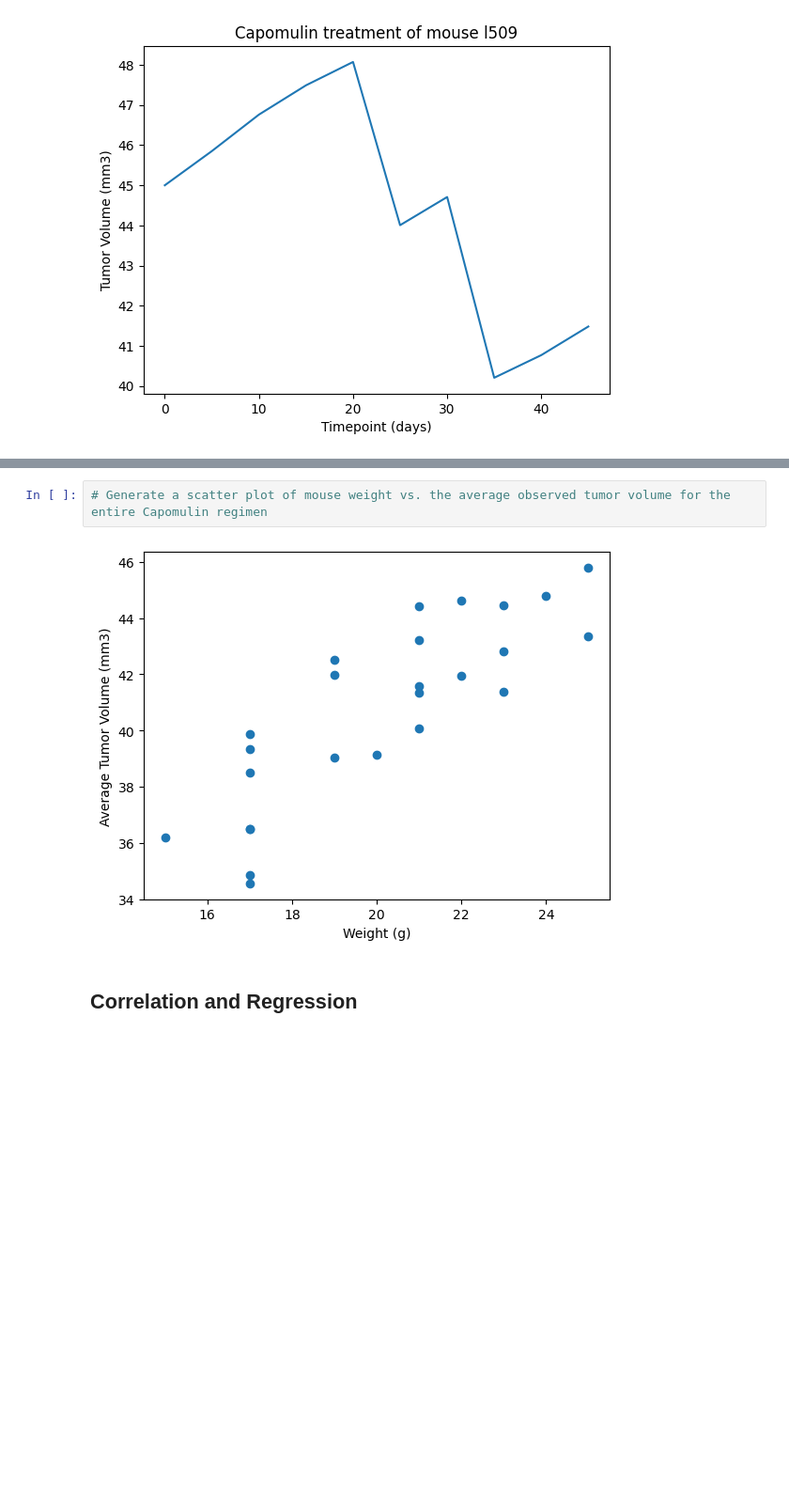
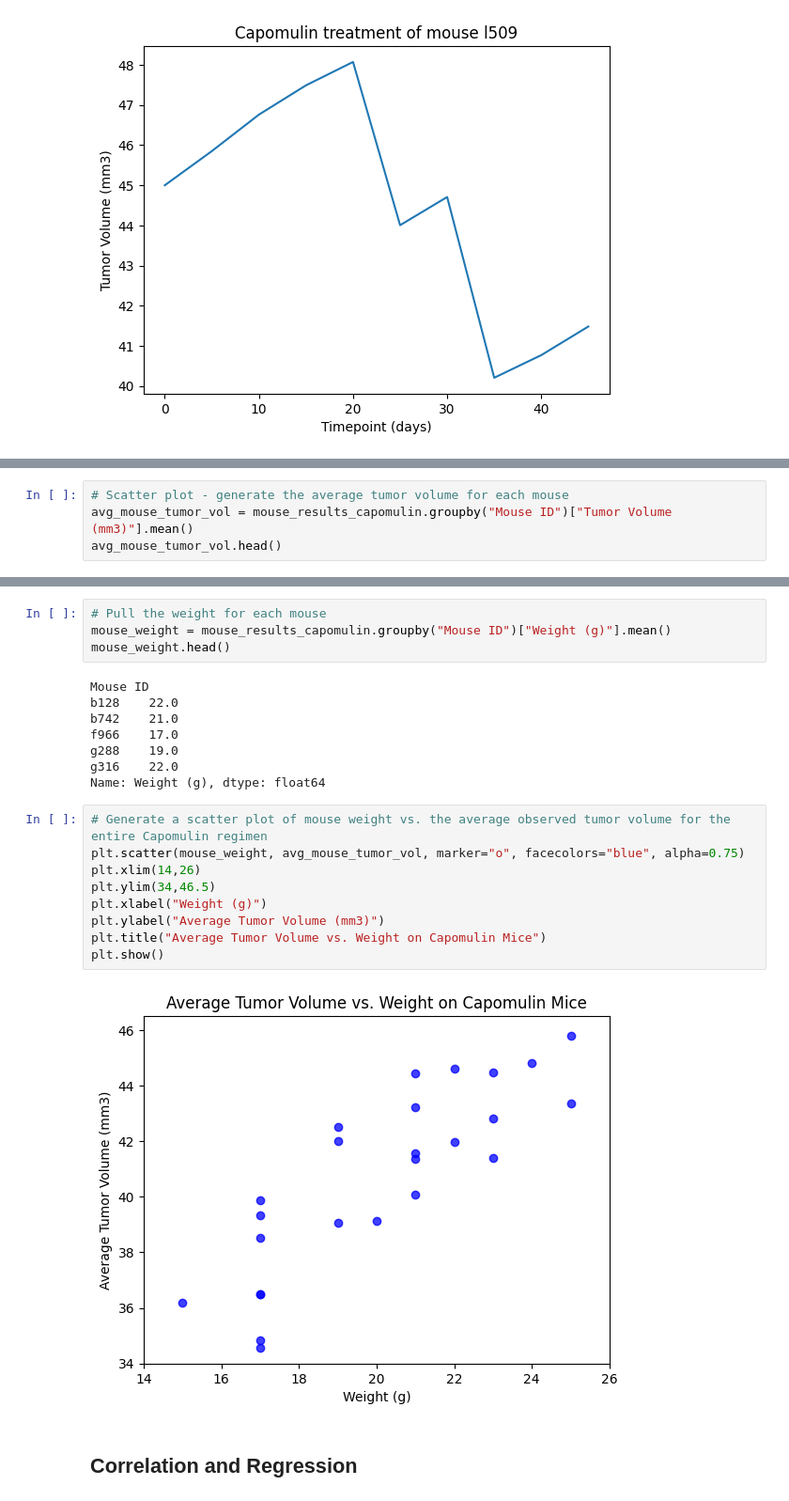
Before and after one commit to samwallach7/5-pymaceuticals, a Jupyter notebook: Pymaceuticals/pymaceuticals_SW.ipynb, the cells around one changed output, grey strips where cells are left out. Shown: that part at 94% size. Cells and saved outputs as stored; diff of their text form; blank space fills up the shorter version.

```diff
--- a/Pymaceuticals/pymaceuticals_SW.ipynb
+++ b/Pymaceuticals/pymaceuticals_SW.ipynb
@@ -467,0 +533,4 @@ NameError: name 'mouse_results_capomulin' is not defined
+# %%
+# Scatter plot - generate the average tumor volume for each mouse
+avg_mouse_tumor_vol = mouse_results_capomulin.groupby("Mouse ID")["Tumor Volume (mm3)"].mean()
+avg_mouse_tumor_vol.head()
@@ -468,7 +545,26 @@ NameError: name 'mouse_results_capomulin' is not defined
+# %%
+# Pull the weight for each mouse
+mouse_weight = mouse_results_capomulin.groupby("Mouse ID")["Weight (g)"].mean()
+mouse_weight.head()
+# %% [output]
+Mouse ID
+b128    22.0
+b742    21.0
+f966    17.0
+g288    19.0
+g316    22.0
+Name: Weight (g), dtype: float64
 # %%
 # Generate a scatter plot of mouse weight vs. the average observed tumor volume for the entire Capomulin regimen
+plt.scatter(mouse_weight, avg_mouse_tumor_vol, marker="o", facecolors="blue", alpha=0.75)
+plt.xlim(14,26)
+plt.ylim(34,46.5)
+plt.xlabel("Weight (g)")
+plt.ylabel("Average Tumor Volume (mm3)")
+plt.title("Average Tumor Volume vs. Weight on Capomulin Mice")
+plt.show()
 # %% [output]
-[figure, old version]
+[figure, new version]
 # %% [markdown]
 ## Correlation and Regression
 # %%
```
Also changed, not shown: parts of 17 cells of this notebook, 1 other file.
